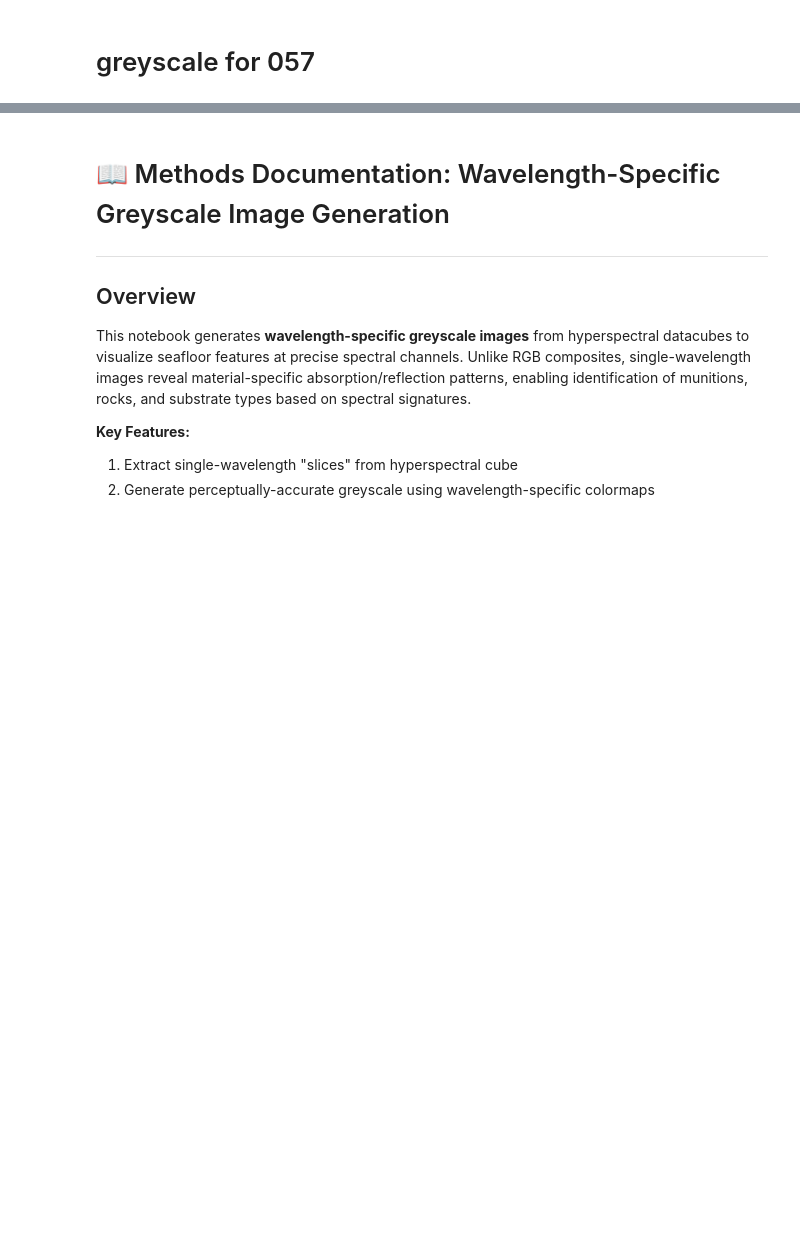
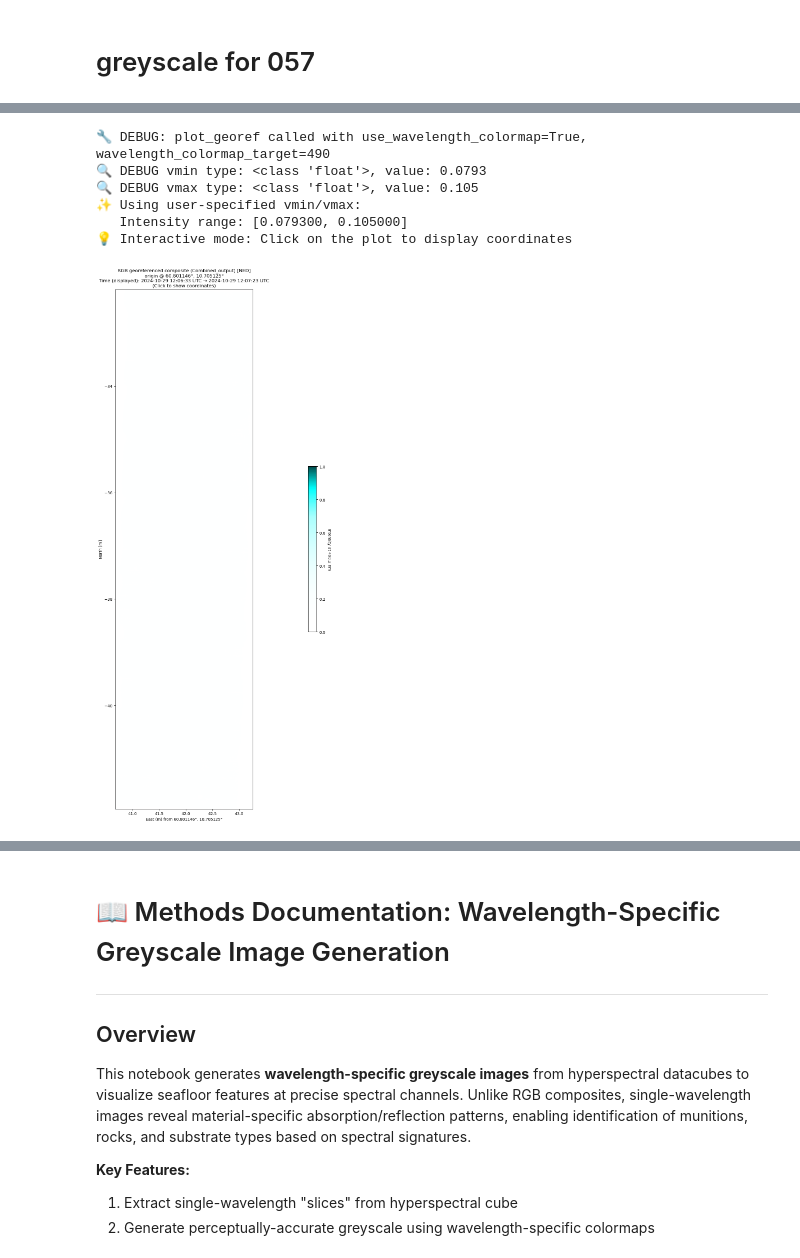
Before and after one commit to erikliiu/gref4hsi, a Jupyter notebook: mjosa_code/notebooks/8_get_greyscale.ipynb, the cells around one changed output, grey strips where cells are left out. Cells and saved outputs as stored; diff of their text form; code cells hidden in the pictures; blank space fills up the shorter version.

```diff
--- a/mjosa_code/notebooks/8_get_greyscale.ipynb
+++ b/mjosa_code/notebooks/8_get_greyscale.ipynb
@@ -417,0 +709,26 @@ cube.plot_georef(
+# %%
+cube.plot_georef(
+    use_corrected=True,
+    track_start=config.UHI_TRACK_RANGE[0],
+    track_end=config.UHI_TRACK_RANGE[1],
+    use_wavelength_colormap=True,
+    wavelength_colormap_target=490,
+    # vmin=0.09,
+    # vmax=0.15,
+    # make it use the same minmax as the other greyscales
+    vmin=0.0793,
+    vmax=0.105,
+    # Let it auto-compute to see actual data range
+    colorbar_fraction=0.006,  # Width
+    colorbar_pad=0.04,  # Padding (now works!)
+    colorbar_shrink=0.5,  # Height (now works!)
+    figsize=(50, 20),
+)
+# %% [output]
+🔧 DEBUG: plot_georef called with use_wavelength_colormap=True, wavelength_colormap_target=490
+🔍 DEBUG vmin type: <class 'float'>, value: 0.0793
+🔍 DEBUG vmax type: <class 'float'>, value: 0.105
+✨ Using user-specified vmin/vmax:
+   Intensity range: [0.079300, 0.105000]
+💡 Interactive mode: Click on the plot to display coordinates
+[figure, added]
```
Also changed, not shown: parts of 12 cells of this notebook, 2 other files.
